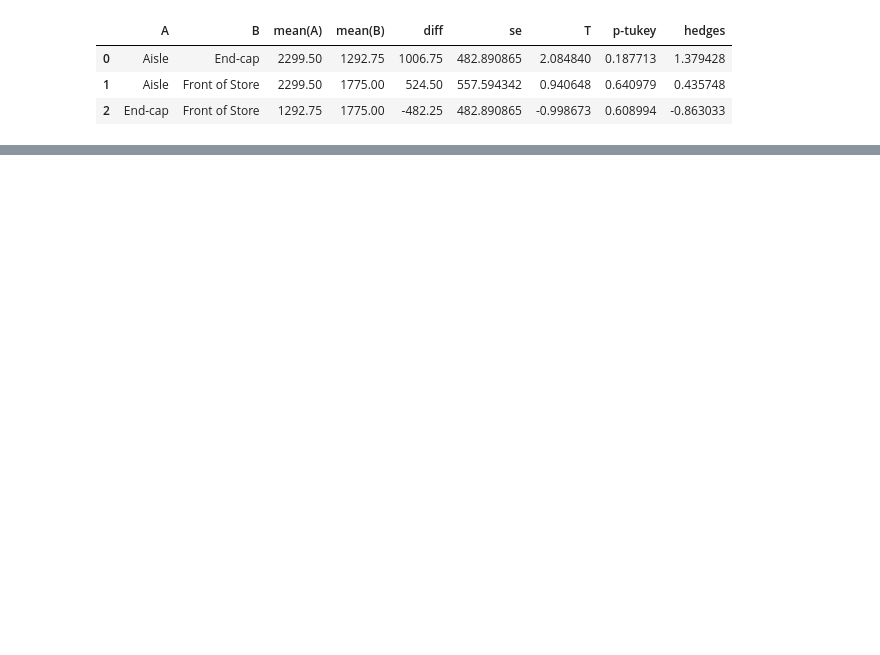
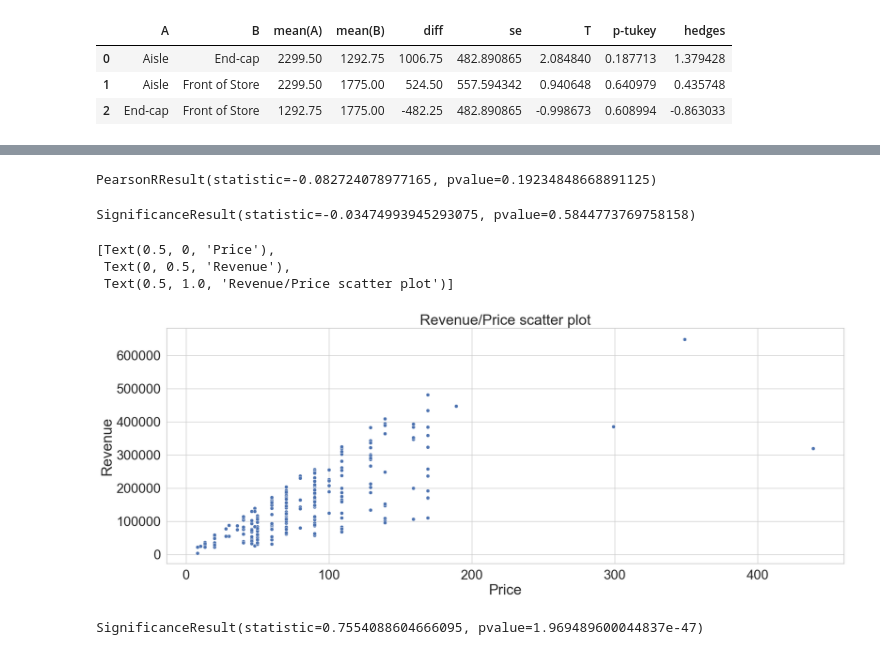
Before and after one commit to Kelebrimbor/Analytics, a Jupyter notebook: Zara_sales/Kaggle_Zara_sales.ipynb, the cells around one changed output, grey strips where cells are left out. Cells and saved outputs as stored; diff of their text form; code cells hidden in the pictures; blank space fills up the shorter version.

```diff
--- a/Zara_sales/Kaggle_Zara_sales.ipynb
+++ b/Zara_sales/Kaggle_Zara_sales.ipynb
@@ -720,0 +748,35 @@ pg.pairwise_tukey(data=sales.query('terms == "jeans"'), dv="sales_volume", betwe
+# %%
+stats.pearsonr(sales.price, sales.sales_volume)
+
+# Проверим гипотезу об отсутствии связи между параметрами цены и количества проданного товара
+# Полученное p-value не позволяет и близко отвергнуть данную гипотезу
+# %% [output]
+PearsonRResult(statistic=-0.082724078977165, pvalue=0.19234848668891125)
+# %%
+stats.spearmanr(sales.price, sales.sales_volume)
+
+# Поскольку в данных выше на диаграмме рассеяния есть некоторое количество выбросов
+# имеет смысл рассчитать непараметрический коэффициент корреляции Спирмена,
+# который также указывает на отсутствие взаимосвязи между ценой и количеством проданного товара
+# %% [output]
+SignificanceResult(statistic=-0.03474993945293075, pvalue=0.5844773769758158)
+# %%
+ax7_2 = sns.scatterplot(data=sales, x = 'price', y='revenue_by_item')
+ax7_2.set(xlabel = 'Price', ylabel = 'Revenue', title = 'Revenue/Price scatter plot')
+
+# Построим теперь диаграмму рассеяния параметров цены и выручки с товаров
+# Наблюдается несколько выбросов
+# Предположительно параметры имеют положительную взаимосвязь
+# %% [output]
+[Text(0.5, 0, 'Price'),
+ Text(0, 0.5, 'Revenue'),
+ Text(0.5, 1.0, 'Revenue/Price scatter plot')]
+[figure, added]
+# %%
+stats.spearmanr(sales.price, sales.revenue_by_item)
+
+# Коэффициент корреляции Спирмена позволяет отклонить гипотезу о том, что корреляции между ценой и выручкой с товара нет,
+# что подтверждает выводы из корреляционной матрицы.
+# Более того, взаимосвязь значительна и положительна: cr = 0.75
+# %% [output]
+SignificanceResult(statistic=0.7554088604666095, pvalue=1.969489600044837e-47)
```
Also changed, not shown: parts of 7 cells of this notebook.
